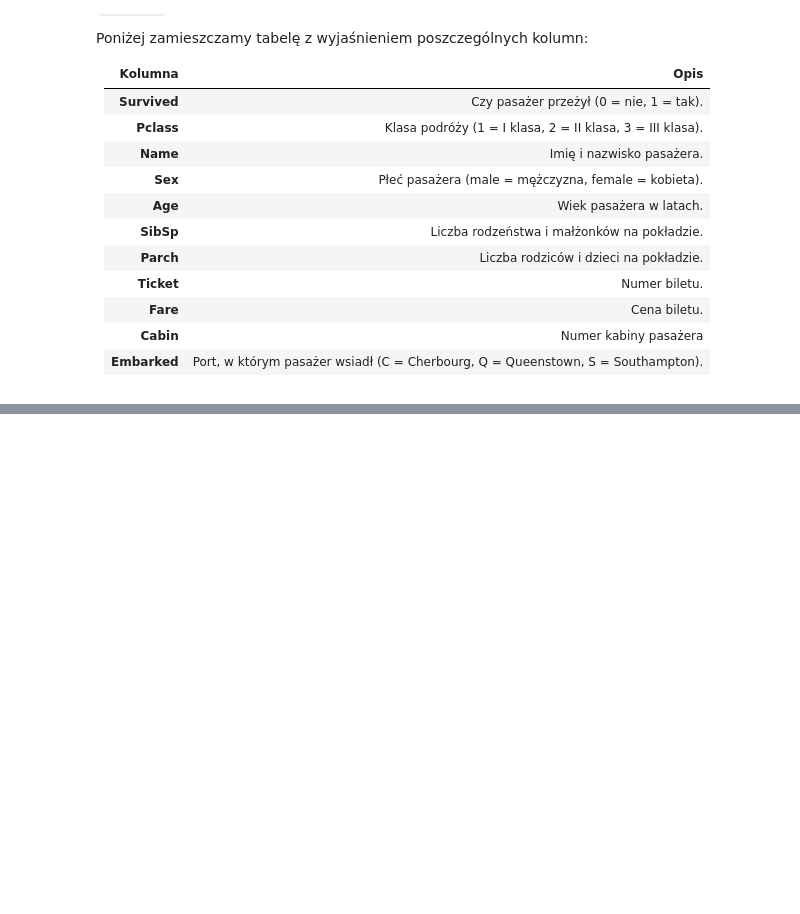
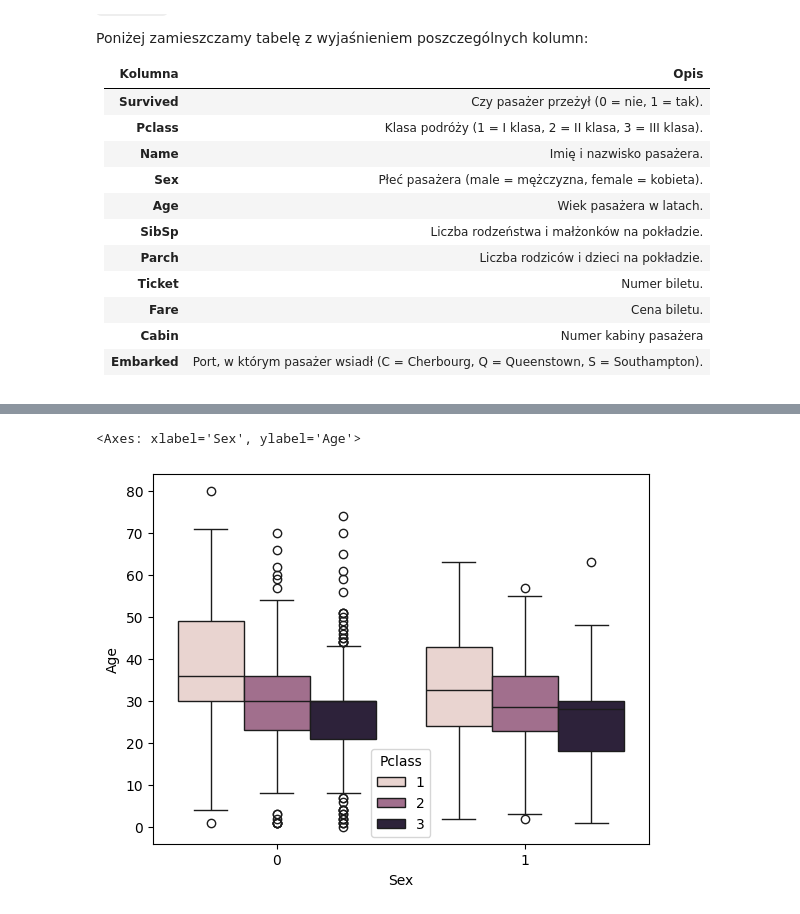
Before and after one commit to Solvro/ml-wakacyjne-wyzwanie-2025, a Jupyter notebook: 1_przetwarzanie_wizualizacja/EDA_zadanie.ipynb, the cells around one changed output, grey strips where cells are left out. Drawn from its saved outputs; the diff is of its cells as text; code cells hidden in the pictures; blank space fills up the shorter version.

```diff
--- a/1_przetwarzanie_wizualizacja/EDA_zadanie.ipynb
+++ b/1_przetwarzanie_wizualizacja/EDA_zadanie.ipynb
@@ -67,0 +91,2 @@ titanic_df = pd.read_csv(base_path / 'titanic.csv', index_col='PassengerId')
+# %%
+titanic_clean = titanic_df.drop(['Embarked','Ticket','Fare','Name','Cabin'], axis='columns')
@@ -67,0 +95,4 @@ titanic_df = pd.read_csv(base_path / 'titanic.csv', index_col='PassengerId')
+# %%
+titanic_clean['Age'] = titanic_clean['Age'].round().astype('Int64')
+median_age = titanic_clean['Age'].mean().round().astype(int)
+titanic_clean['Age'] = titanic_clean['Age'].fillna(median_age)
@@ -67,0 +101,4 @@ titanic_df = pd.read_csv(base_path / 'titanic.csv', index_col='PassengerId')
+# %%
+titanic_clean['IsAdult'] = (titanic_clean['Age'] >= 18).astype('int')
+titanic_clean['FamilyOn'] = ((titanic_clean['SibSp'] + titanic_clean['Parch']) > 0).astype('int')
+titanic_clean.info()
@@ -67,0 +123,7 @@ titanic_df = pd.read_csv(base_path / 'titanic.csv', index_col='PassengerId')
+# %%
+sex_mapping = {
+    'male': 0,
+    'female': 1
+}
+titanic_clean['Sex'] = titanic_clean['Sex'].map(sex_mapping)
+titanic_clean
@@ -67,0 +195,5 @@ titanic_df = pd.read_csv(base_path / 'titanic.csv', index_col='PassengerId')
+# %%
+sns.boxplot(data=titanic_clean, x="Sex", y="Age", hue="Pclass")
+# %% [output]
+<Axes: xlabel='Sex', ylabel='Age'>
+[figure, added]
```
Also changed, not shown: parts of 13 cells of this notebook.
